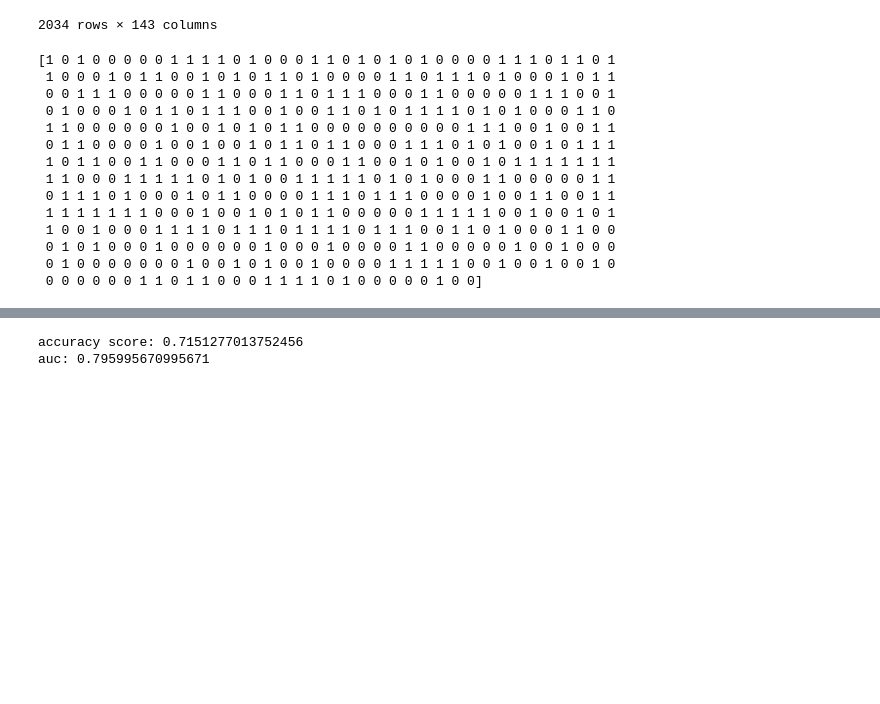
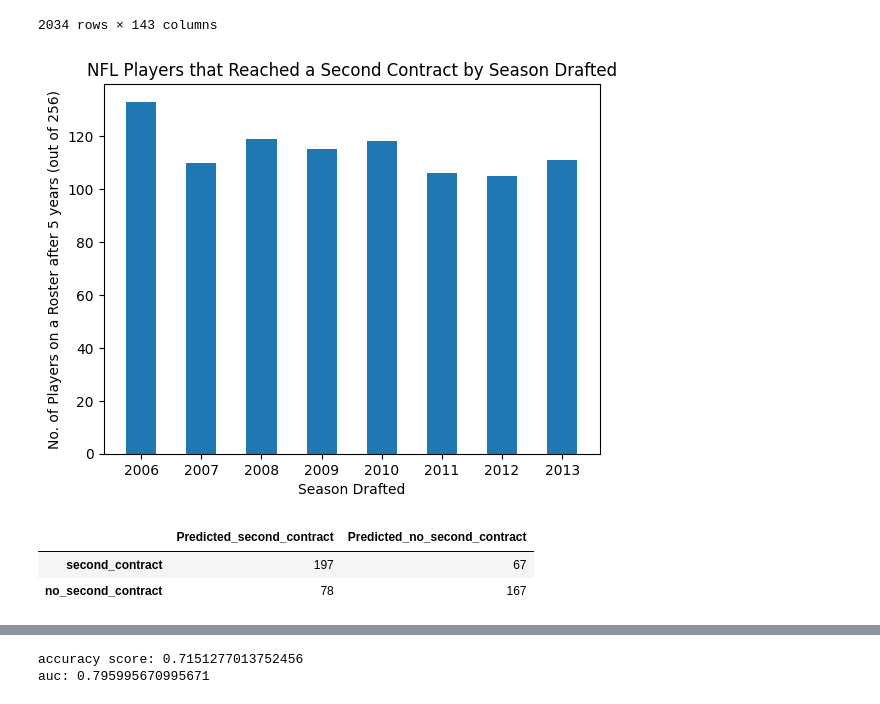
Before and after one commit to jonathannotis/nfl-player-success-ml, a Jupyter notebook: main.ipynb, the cells around one changed output, grey strips where cells are left out. Saved outputs shown, nothing was run; the diff lists cells and outputs as text; code cells hidden in the pictures; blank space fills up the shorter version.

Commit message:
Added graphs and cleaned up code/comments

```diff
--- a/main.ipynb
+++ b/main.ipynb
@@ -83,10 +77,8 @@ for category in categories_list:
         new_cols.append('category_{}'.format(category))
 # %%
 # Using the drafts .csv as a base for a dataframe of player profiles each year
-player_profiles = drafts
+player_profiles = drafts.copy()
 
-
-# look up pd.explode
 import warnings
 warnings.simplefilter(action='ignore', category=pd.errors.PerformanceWarning)
 
@@ -114,8 +106,7 @@ for index, row in player_profiles.iterrows():
 
         # Retreives a player's data for a specific year
         temp = rosters
-        temp = temp[temp['playerid'] == (row['pfr_id'])]
-        temp = temp[temp['season'] == (row['season'] + year)]
+        temp = temp[(temp['playerid'] == row['pfr_id']) & (temp['season'] == row['season'] + year)]
 
         if temp.empty:
             continue
@@ -127,7 +118,7 @@ for index, row in player_profiles.iterrows():
         player_profiles.at[index, 'value_year_{}'.format(year+1)] = (temp['av'].values[0] if temp['av'].values[0] != "NaN" else 0)
 
     # Checks if a player is on a roster after 5 seasons
-    if players[row['season'] + 5].__contains__(row['pfr_id']):
+    if not rosters[(rosters['season'] == row['season'] + 5) & (rosters['playerid'] == row['pfr_id'])].empty:
         player_profiles.at[index, '5_years_later'] = 1
 
 
@@ -155,6 +146,26 @@ display(player_profiles)
 | 9589 | 9590 | 2013 | NYG | 7 | 253 | CoxxMi00 | Michael Cox | 0 | O | RB | ... |
 | 9590 | 9591 | 2013 | IND | 7 | 254 | CunnJu00 | Justice Cunningham | 0 | O | TE | ... |
 2034 rows × 143 columns
+# %%
+import matplotlib.pyplot as plt
+
+player_numbers = []
+
+for year in range(2006, 2014):
+    temp = player_profiles[player_profiles['season'] == (year)]
+    temp = temp[temp['5_years_later'] == 1]
+    player_numbers.append(len(temp))
+
+fig = plt.figure()
+plt.bar(range(2006, 2014), player_numbers,
+        width = .5)
+
+plt.xlabel("Season Drafted")
+plt.ylabel("No. of Players on a Roster after 5 years (out of 256)")
+plt.title("NFL Players that Reached a Second Contract by Season Drafted")
+plt.show()
+# %% [output]
+[figure, added]
 # %%
 # Logistic regression model without cross validation
 from sklearn.linear_model import LogisticRegression
@@ -169,27 +180,25 @@ y = player_profiles['5_years_later']  # Target variable
 X_train, X_test, y_train, y_test = train_test_split(
     X, y, test_size=0.25, random_state=16)
 
-# instantiate the model (using the default parameters)
+# Instantiate the model (using the default parameters)
 logreg = LogisticRegression(random_state=16, max_iter=2000)
 
 # fit the model with data
 logreg.fit(X_train, y_train)
 
 y_pred = logreg.predict(X_test)
-
-print(y_pred)
-# %% [output]
-[1 0 1 0 0 0 0 0 1 1 1 1 0 1 0 0 0 1 1 0 1 0 1 0 1 0 0 0 0 1 1 1 0 1 1 0 1
- 1 0 0 0 1 0 1 1 0 0 1 0 1 0 1 1 0 1 0 0 0 0 1 1 0 1 1 1 0 1 0 0 0 1 0 1 1
- 0 0 1 1 1 0 0 0 0 0 1 1 0 0 0 1 1 0 1 1 1 0 0 0 1 1 0 0 0 0 0 1 1 1 0 0 1
- 0 1 0 0 0 1 0 1 1 0 1 1 1 0 0 1 0 0 1 1 0 1 0 1 1 1 1 0 1 0 1 0 0 0 1 1 0
- 1 1 0 0 0 0 0 0 1 0 0 1 0 1 0 1 1 0 0 0 0 0 0 0 0 0 0 1 1 1 0 0 1 0 0 1 1
- 0 1 1 0 0 0 0 1 0 0 1 0 0 1 0 1 1 0 1 1 0 0 0 1 1 1 0 1 0 1 0 0 1 0 1 1 1
- 1 0 1 1 0 0 1 1 0 0 0 1 1 0 1 1 0 0 0 1 1 0 0 1 0 1 0 0 1 0 1 1 1 1 1 1 1
- 1 1 0 0 0 1 1 1 1 1 0 1 0 1 0 0 1 1 1 1 1 0 1 0 1 0 0 0 1 1 0 0 0 0 0 1 1
- 0 1 1 1 0 1 0 0 0 1 0 1 1 0 0 0 0 1 1 1 0 1 1 1 0 0 0 0 1 0 0 1 1 0 0 1 1
- 1 1 1 1 1 1 1 0 0 0 1 0 0 1 0 1 0 1 1 0 0 0 0 0 1 1 1 1 1 0 0 1 0 0 1 0 1
- 1 0 0 1 0 0 0 1 1 1 1 0 1 1 1 0 1 1 1 1 0 1 1 1 0 0 1 1 0 1 0 0 0 1 1 0 0
- 0 1 0 1 0 0 0 1 0 0 0 0 0 0 1 0 0 0 1 0 0 0 0 1 1 0 0 0 0 0 1 0 0 1 0 0 0
- 0 1 0 0 0 0 0 0 0 1 0 0 1 0 1 0 0 1 0 0 0 0 1 1 1 1 1 0 0 1 0 0 1 0 0 1 0
- 0 0 0 0 0 0 1 1 0 1 1 0 0 0 1 1 1 1 0 1 0 0 0 0 0 1 0 0]
+# %%
+from sklearn.metrics import confusion_matrix, classification_report
+
+
+matrix = confusion_matrix(y_test, y_pred)
+
+confmtrx = np.array(matrix)
+
+# Visualizing confusion matrix of test results
+pd.DataFrame(confmtrx, index=['second_contract', 'no_second_contract', ],
+             columns=['Predicted_second_contract', 'Predicted_no_second_contract', ])
+# %% [output]
+|  | Predicted_second_contract | Predicted_no_second_contract |
+| second_contract | 197 | 67 |
+| no_second_contract | 78 | 167 |
```
Also changed, not shown: parts of 12 cells of this notebook, 1 other file.
